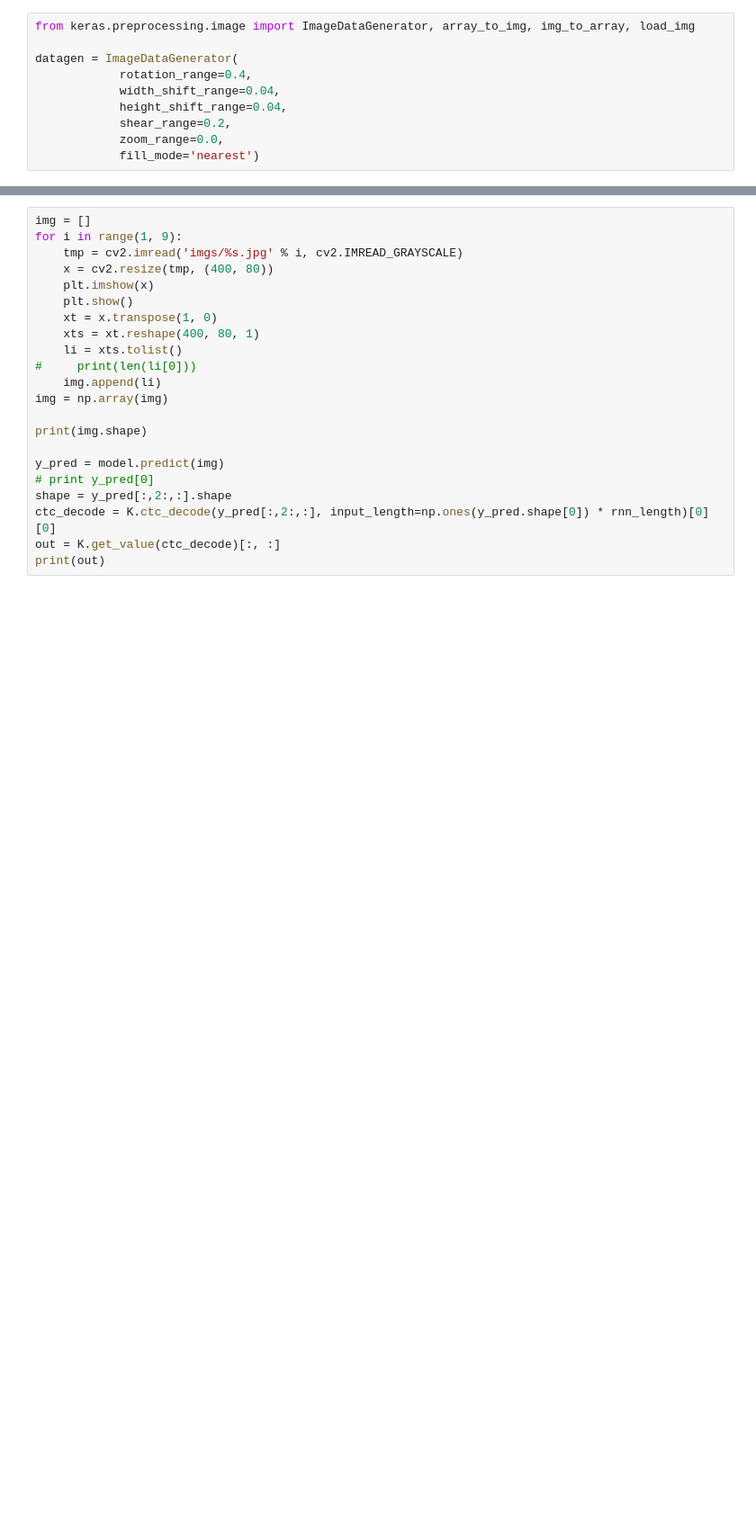
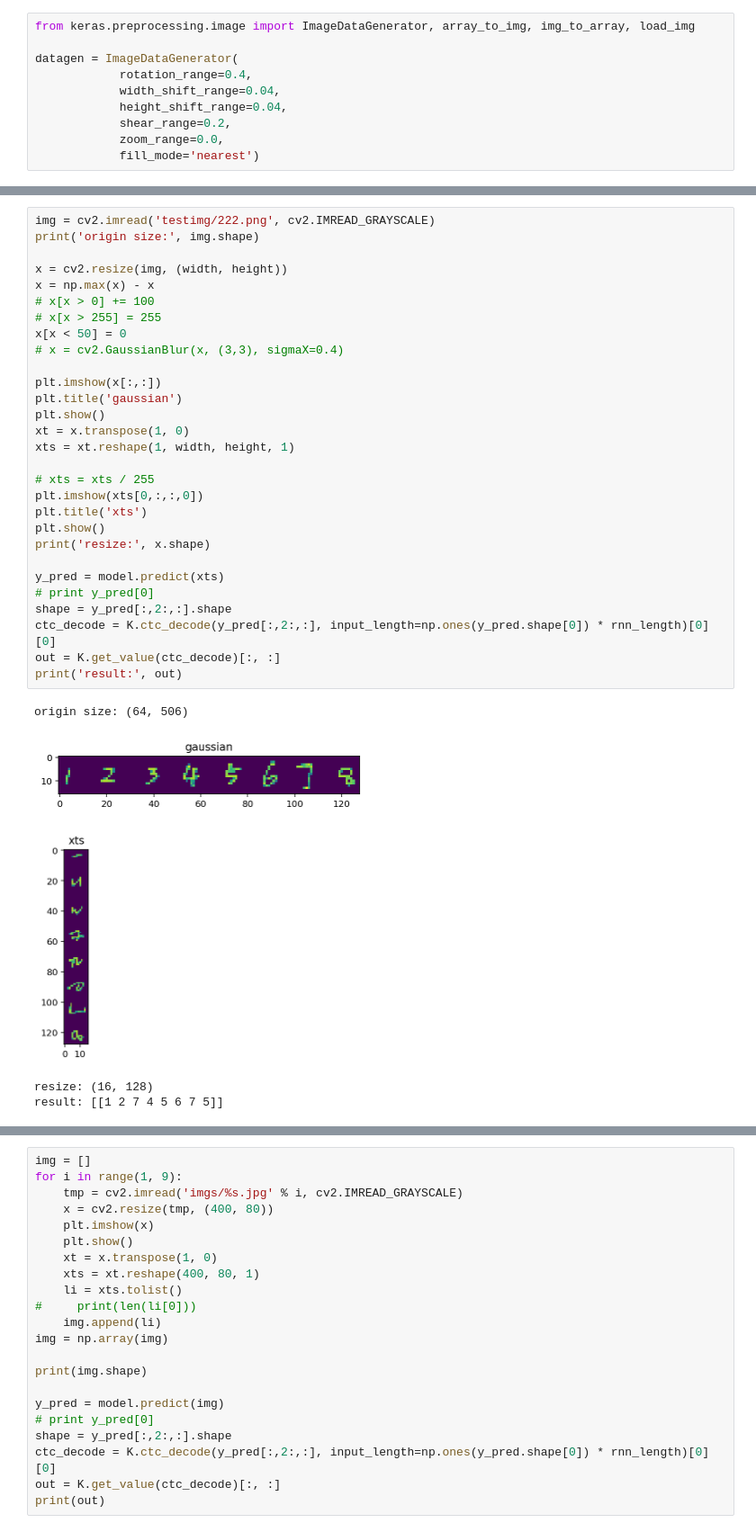
Before and after one commit to lianxiaolei/sequence-recognition, a Jupyter notebook: notebook/crnn.ipynb, the cells around one changed output, grey strips where cells are left out. Shown at 90% size. Drawn from its saved outputs; the diff is of its cells as text; blank space fills up the shorter version.

```diff
--- a/notebook/crnn.ipynb
+++ b/notebook/crnn.ipynb
@@ -225 +210,36 @@ get_sequence_img output
+# %%
+img = cv2.imread('testimg/222.png', cv2.IMREAD_GRAYSCALE)
+print('origin size:', img.shape)
+
+x = cv2.resize(img, (width, height))
+x = np.max(x) - x
+# x[x > 0] += 100
+# x[x > 255] = 255
+x[x < 50] = 0
+# x = cv2.GaussianBlur(x, (3,3), sigmaX=0.4)
+
+plt.imshow(x[:,:])
+plt.title('gaussian')
+plt.show()
+xt = x.transpose(1, 0)
+xts = xt.reshape(1, width, height, 1)
+
+# xts = xts / 255
+plt.imshow(xts[0,:,:,0])
+plt.title('xts')
+plt.show()
+print('resize:', x.shape)
+
+y_pred = model.predict(xts)
+# print y_pred[0]
+shape = y_pred[:,2:,:].shape
+ctc_decode = K.ctc_decode(y_pred[:,2:,:], input_length=np.ones(y_pred.shape[0]) * rnn_length)[0][0]
+out = K.get_value(ctc_decode)[:, :]
+print('result:', out)
+# %% [output]
+origin size: (64, 506)
+[figure, added]
+[figure, added]
+resize: (16, 128)
+result: [[1 2 7 4 5 6 7 5]]
 # %%
```
Also changed, not shown: parts of 16 cells of this notebook, 7 other files.
